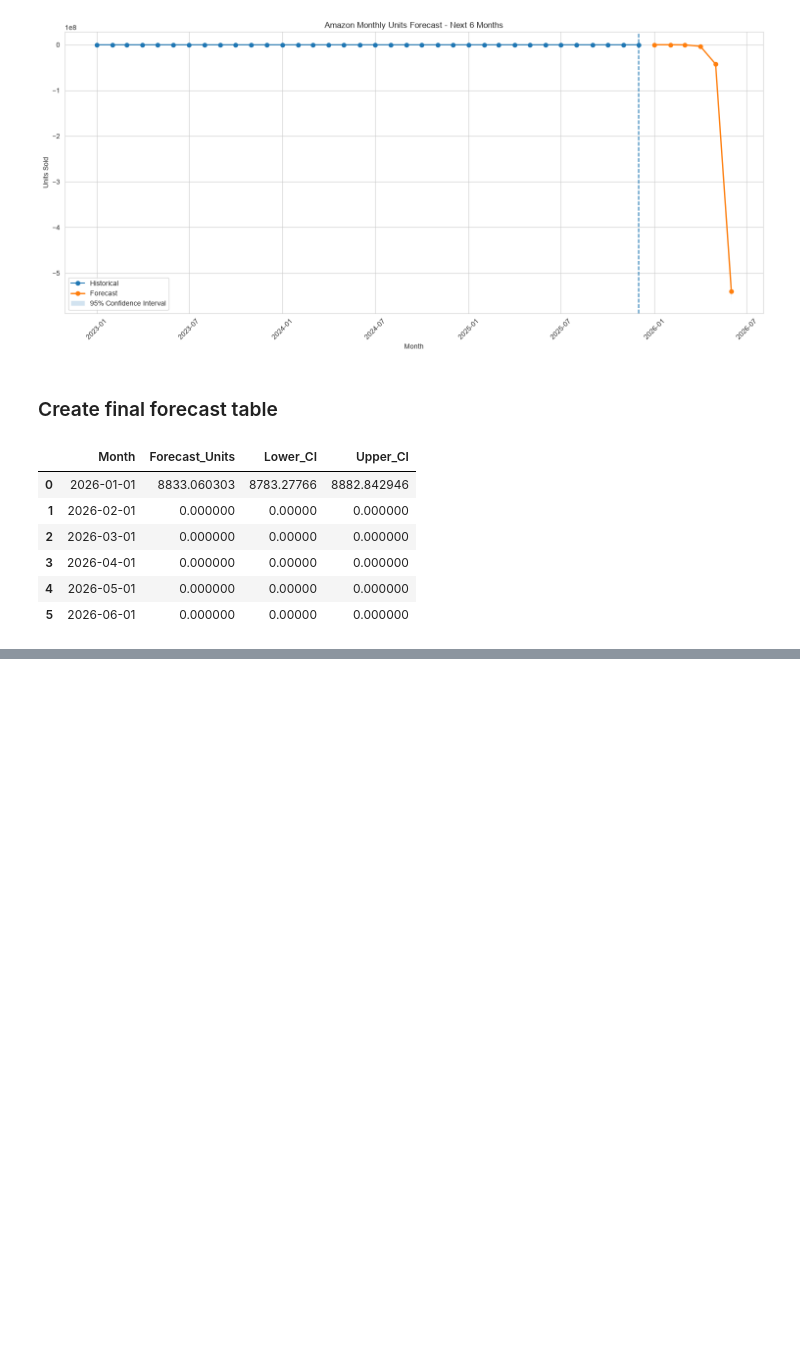
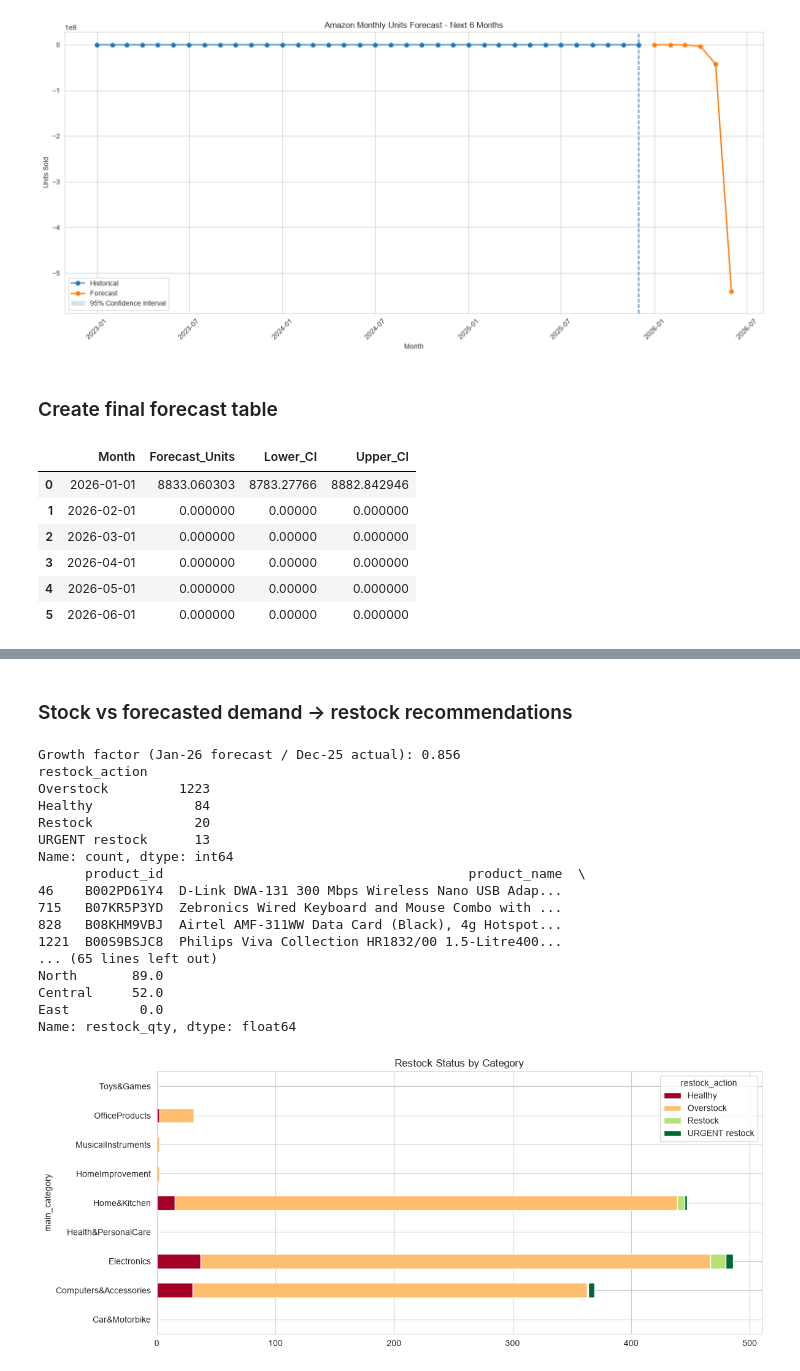
Before and after one commit to ayushranjan828/Amazon-Product-Sales-Analysis-Prediction-Forecasting, a Jupyter notebook: Notebook2.ipynb, the cells around one changed output, grey strips where cells are left out. Saved outputs shown, nothing was run; the diff lists cells and outputs as text; code cells hidden in the pictures; blank space fills up the shorter version.

```diff
--- a/Notebook2.ipynb
+++ b/Notebook2.ipynb
@@ -1802,0 +1945,61 @@ forecast_table
+# %% [markdown]
+### Stock vs forecasted demand → restock recommendations
+# %%
+next_month_fc  = forecast_table.loc[0, "Forecast_Units"]          # only valid forecast month
+last_month_act = units_series.iloc[-1]
+growth         = next_month_fc / last_month_act
+
+lead_time_months = 1
+horizon_months   = 3
+safety_factor    = 0.2
+
+prod["monthly_demand"]  = prod.units_per_day * 30 * growth
+prod["horizon_demand"]  = prod.monthly_demand * horizon_months
+prod["safety_stock"]    = prod.monthly_demand * lead_time_months * safety_factor
+prod["reorder_point"]   = prod.monthly_demand * lead_time_months + prod.safety_stock
+prod["months_of_cover"] = prod.stock_quantity / prod.monthly_demand.replace(0, np.nan)
+prod["restock_qty"]     = (prod.horizon_demand + prod.safety_stock - prod.stock_quantity).clip(lower=0).round()
+
+def action(r):
+    if r.stock_quantity <= r.reorder_point:  return "URGENT restock"
+    if r.stock_quantity <  r.horizon_demand: return "Restock"
+    if r.months_of_cover > 12:               return "Overstock"
+    return "Healthy"
+
+prod["restock_action"] = prod.apply(action, axis=1)
+
+print(f"Growth factor (Jan-26 forecast / Dec-25 actual): {growth:.3f}")
+print(prod.restock_action.value_counts())
+
+restock = (prod[prod.restock_action.isin(["URGENT restock", "Restock"])]
+           [["product_id", "product_name", "main_category", "warehouse_region",
+             "stock_quantity", "monthly_demand", "months_of_cover", "restock_qty", "restock_action"]]
+           .sort_values(["restock_action", "months_of_cover"], ascending=[False, True]))
+restock["product_name"] = restock.product_name.str[:50]
+print(restock.head(20).round(1))
+
+print("\nRestock units by warehouse\n",
+      prod.groupby("warehouse_region").restock_qty.sum().sort_values(ascending=False))
+
+(prod.groupby(["main_category", "restock_action"]).size().unstack(fill_value=0)
+     .plot.barh(stacked=True, figsize=(12, 5), colormap="RdYlGn"))
+plt.title("Restock Status by Category"); plt.tight_layout(); plt.show()
+# %% [output]
+Growth factor (Jan-26 forecast / Dec-25 actual): 0.856
+restock_action
+Overstock         1223
+Healthy             84
+Restock             20
+URGENT restock      13
+Name: count, dtype: int64
+      product_id                                       product_name  \
+46    B002PD61Y4  D-Link DWA-131 300 Mbps Wireless Nano USB Adap...
+715   B07KR5P3YD  Zebronics Wired Keyboard and Mouse Combo with ...
+828   B08KHM9VBJ  Airtel AMF-311WW Data Card (Black), 4g Hotspot...
+1221  B00S9BSJC8  Philips Viva Collection HR1832/00 1.5-Litre400...
+... (65 lines left out)
+North       89.0
+Central     52.0
+East         0.0
+Name: restock_qty, dtype: float64
+[figure, added]
```
Also changed, not shown: parts of 8 cells of this notebook.
